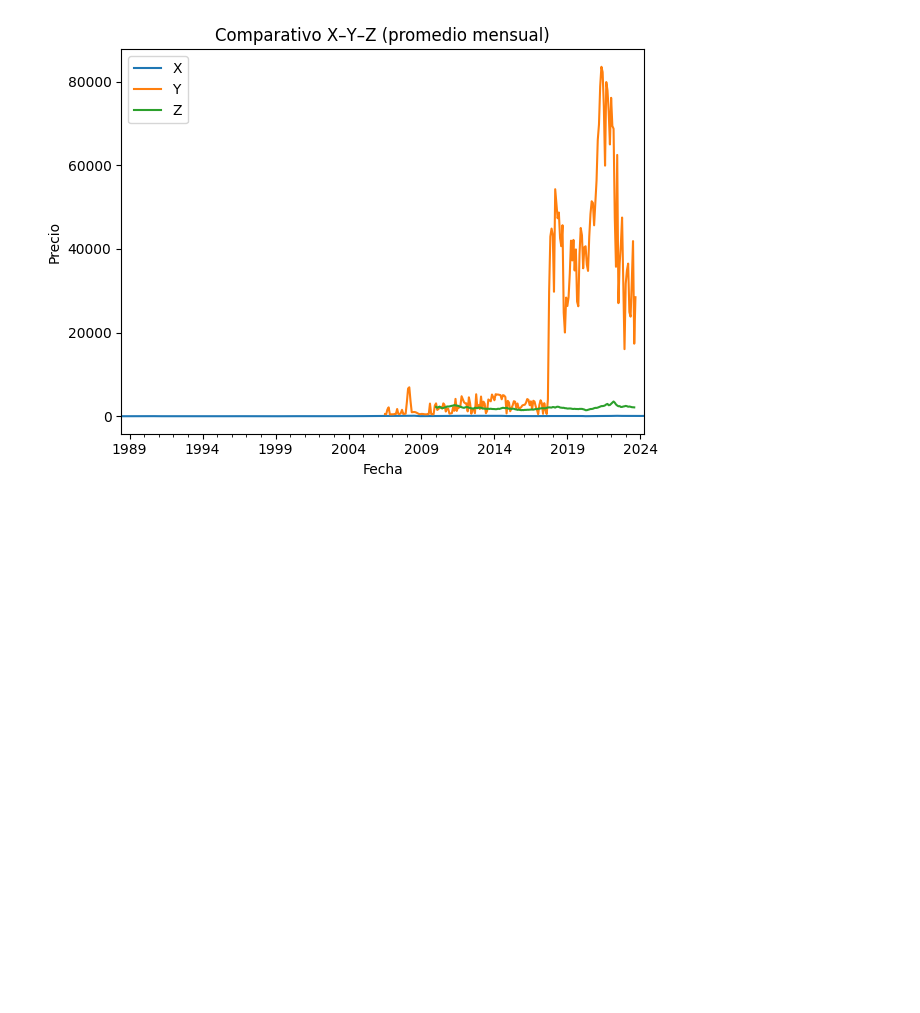
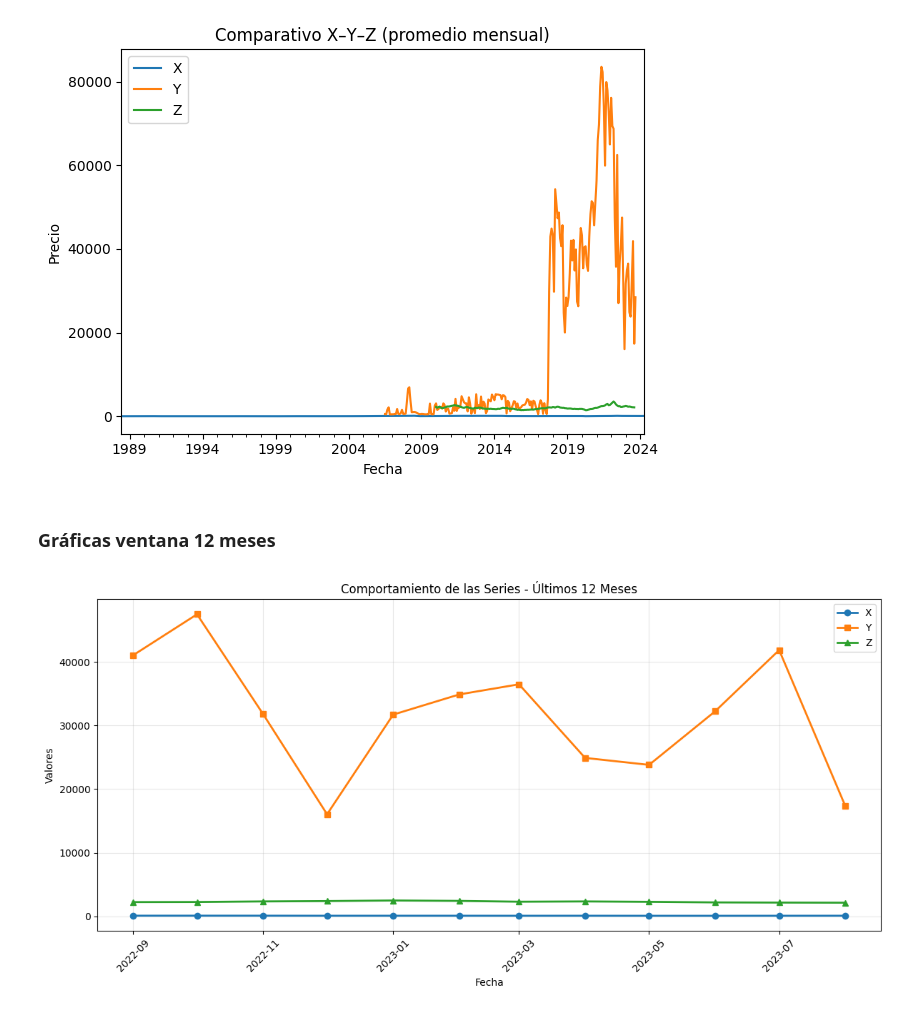
Before and after one commit to NaTHuber/equipment-cost-estimation, a Jupyter notebook: code/01_eda.ipynb, the cells around one changed output. Cells and saved outputs as stored; diff of their text form; code cells hidden in the pictures; blank space fills up the shorter version.

Commit message:
[add]: Se añaden graficas de las series temporales en la ventana de 12 meses

```diff
--- a/code/01_eda.ipynb
+++ b/code/01_eda.ipynb
@@ -379,3 +381,22 @@ plt.figure(); monthly.plot(); plt.title("Comparativo X–Y–Z (promedio mensual
 [figure]
 <Figure size 640x480 with 0 Axes>
 [figure]
+# %% [markdown]
+### Gráficas ventana 12 meses
+# %%
+plt.figure(figsize=(12, 6))
+
+plt.plot(X12.index, X12.values, label='X', marker='o', linewidth=2)
+plt.plot(Y12.index, Y12.values, label='Y', marker='s', linewidth=2)
+plt.plot(Z12.index, Z12.values, label='Z', marker='^', linewidth=2)
+
+plt.title('Comportamiento de las Series - Últimos 12 Meses')
+plt.xlabel('Fecha')
+plt.ylabel('Valores')
+plt.legend()
+plt.grid(True, alpha=0.3)
+plt.xticks(rotation=45)
+plt.tight_layout()
+plt.show()
+# %% [output]
+[figure, added]
```
Also changed, not shown: parts of 2 cells of this notebook.
